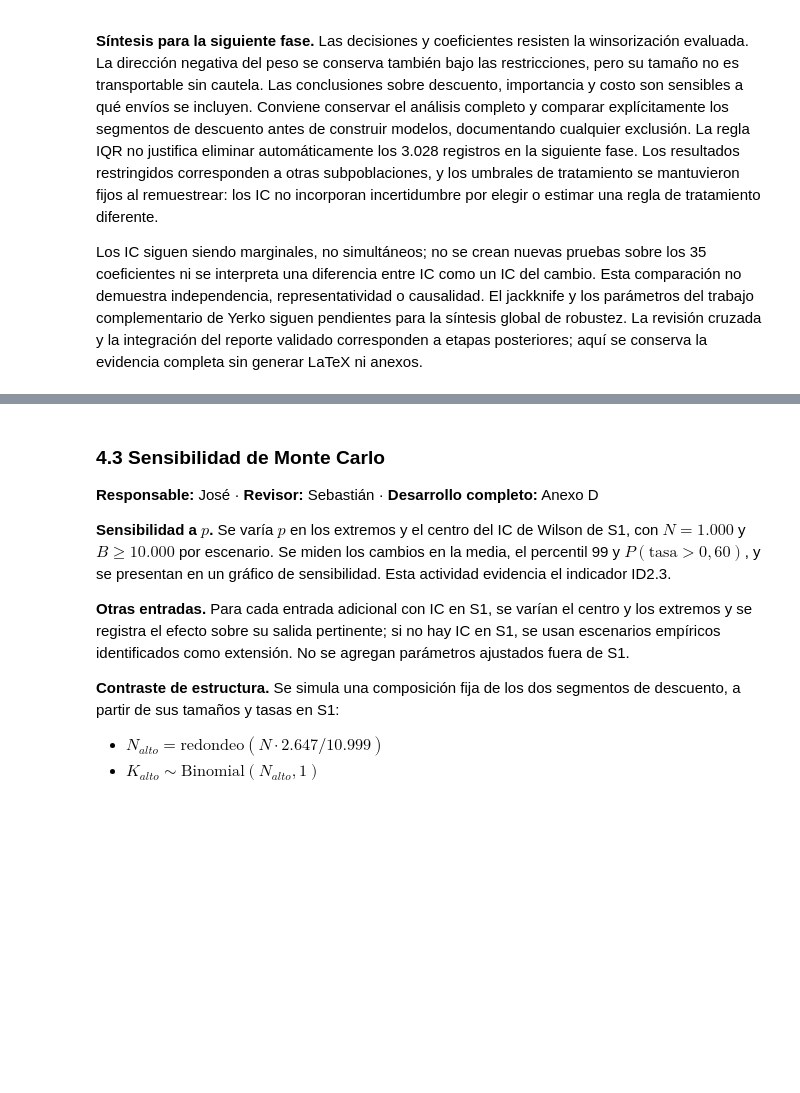
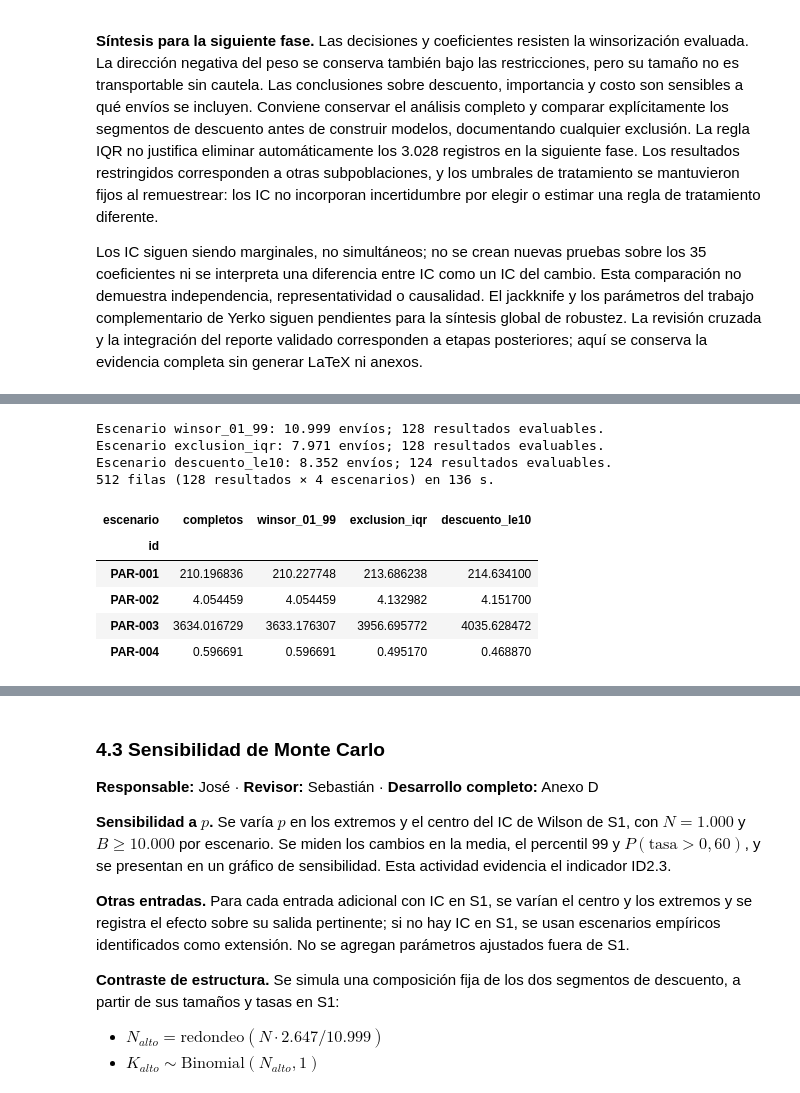
Before and after one commit to joserodriguezc/grupo_1_estadistica_computacional, a Jupyter notebook: sumativa_2/notebooks/sumativa_2_grupo1.ipynb, the cells around one changed output, grey strips where cells are left out. Drawn from its saved outputs; the diff is of its cells as text; code cells hidden in the pictures; blank space fills up the shorter version.

```diff
--- a/sumativa_2/notebooks/sumativa_2_grupo1.ipynb
+++ b/sumativa_2/notebooks/sumativa_2_grupo1.ipynb
@@ -2660,0 +2949,68 @@ sin generar LaTeX ni anexos.
+# %%
+def semilla_parametros_sens(indice_escenario):
+    """Subárbol 0 del flujo de sensibilidad: parámetros de 2.1."""
+    clave = tuple(SEMILLAS_FLUJO['sensibilidad_escenarios'].spawn_key)
+    return np.random.SeedSequence(SEMILLA, spawn_key=clave + (0, indice_escenario))
+
+
+inicio_sp = time.perf_counter()
+base_param = pd.read_csv(TABLAS_S2 / 'bootstrap_intervalos.csv', dtype={'grupo': str, 'n': str},
+                         float_precision='round_trip')
+assert set(base_param['id']) == set(inv_y02['id'])
+filas_sp = [base_param.assign(escenario='completos', estado='evaluable', estimacion=base_param['estimacion_s1'],
+                              origen='referencia reutilizada: bootstrap_intervalos.csv')]
+for numero, escenario in enumerate(ORDEN_ESCENARIOS_SENS[1:], 1):
+    datos_esc = ESCENARIOS_SENS[escenario].reset_index(drop=True)
+    ss = semilla_parametros_sens(numero)
+    rng_esc = np.random.default_rng(ss)
+    filas, hechos = [], set()
+    for nombre, est, muestras, claves, _ in bloques_y02(datos_esc):
+        usadas = [i for i, c in enumerate(claves) if c in claves_y02 and c not in hechos]
+        if not usadas:
+            continue
+        if min(len(m) for m in muestras) == 0:
+            continue                                              # grupo inexistente: no evaluable
+        rep = bootstrap(est, muestras, rng_esc, B=B_BOOT).reshape(B_BOOT, -1)
+        jk = jackknife(est, muestras).reshape(-1, rep.shape[1])
+        original = np.atleast_1d(np.asarray(est(*[m[None, :] for m in muestras]))[0])
+        tamanos = [len(m) for m in muestras]
+        for i in usadas:
+            hechos.add(claves[i])
+            res = intervalos_bootstrap(rep[:, i], original[i], jk[:, i], tamanos=tamanos)
+            filas.append({'estimando': claves[i][0], 'variable': claves[i][1], 'grupo': claves[i][2],
+                          'n': '/'.join(map(str, tamanos)), 'estimacion': original[i], 'estado': 'evaluable', **res})
+    tabla = inv_y02[['id', 'estimando', 'variable', 'grupo']].merge(pd.DataFrame(filas), how='left',
+                                                                    on=['estimando', 'variable', 'grupo'])
+    sin_grupo = tabla['estado'].isna()
+    tabla.loc[sin_grupo, 'estado'] = 'no evaluable por diseño'
+    tabla.loc[sin_grupo, 'advertencia'] = 'El grupo del resultado no existe en este escenario.'
+    filas_sp.append(tabla.assign(escenario=escenario, origen='bootstrap recalculado',
+                                 spawn_key='.'.join(map(str, ss.spawn_key))))
+    print(f"Escenario {escenario}: {len(datos_esc):,} envíos; {(~sin_grupo).sum()} resultados evaluables.".replace(',', '.'))
+
+sensibilidad_parametros = pd.concat(filas_sp, ignore_index=True)
+base = sensibilidad_parametros.query("escenario == 'completos'").set_index('id')
+sensibilidad_parametros['estimacion_base'] = sensibilidad_parametros['id'].map(base['estimacion'])
+sensibilidad_parametros['delta_estimacion'] = sensibilidad_parametros['estimacion'] - sensibilidad_parametros['estimacion_base']
+sensibilidad_parametros['delta_relativo'] = (sensibilidad_parametros['delta_estimacion']
+                                             / sensibilidad_parametros['estimacion_base'].abs().replace(0, np.nan))
+sensibilidad_parametros = sensibilidad_parametros[
+    ['id', 'estimando', 'variable', 'grupo', 'escenario', 'estado', 'n', 'B', 'estimacion', 'estimacion_base',
+     'delta_estimacion', 'delta_relativo', 'ic_percentil_inf', 'ic_percentil_sup', 'ic_bca_inf', 'ic_bca_sup',
+     'advertencia', 'origen', 'spawn_key']]
+assert len(sensibilidad_parametros) == 4 * len(inv_y02)
+sensibilidad_parametros.to_csv(TABLAS_S2 / 'sensibilidad_parametros.csv', index=False)
+print(f'{len(sensibilidad_parametros)} filas (128 resultados × 4 escenarios) en {time.perf_counter() - inicio_sp:.0f} s.')
+sensibilidad_parametros[sensibilidad_parametros['id'].str.startswith('PAR')].pivot(
+    index='id', columns='escenario', values='estimacion')[list(ORDEN_ESCENARIOS_SENS)]
+# %% [output]
+Escenario winsor_01_99: 10.999 envíos; 128 resultados evaluables.
+Escenario exclusion_iqr: 7.971 envíos; 128 resultados evaluables.
+Escenario descuento_le10: 8.352 envíos; 124 resultados evaluables.
+512 filas (128 resultados × 4 escenarios) en 136 s.
+| escenario | completos | winsor_01_99 | exclusion_iqr | descuento_le10 |
+| id |  |  |  |  |
+| PAR-001 | 210.196836 | 210.227748 | 213.686238 | 214.634100 |
+| PAR-002 | 4.054459 | 4.054459 | 4.132982 | 4.151700 |
+| PAR-003 | 3634.016729 | 3633.176307 | 3956.695772 | 4035.628472 |
+| PAR-004 | 0.596691 | 0.596691 | 0.495170 | 0.468870 |
```
Also changed, not shown: parts of 13 cells of this notebook, 7 other files.
